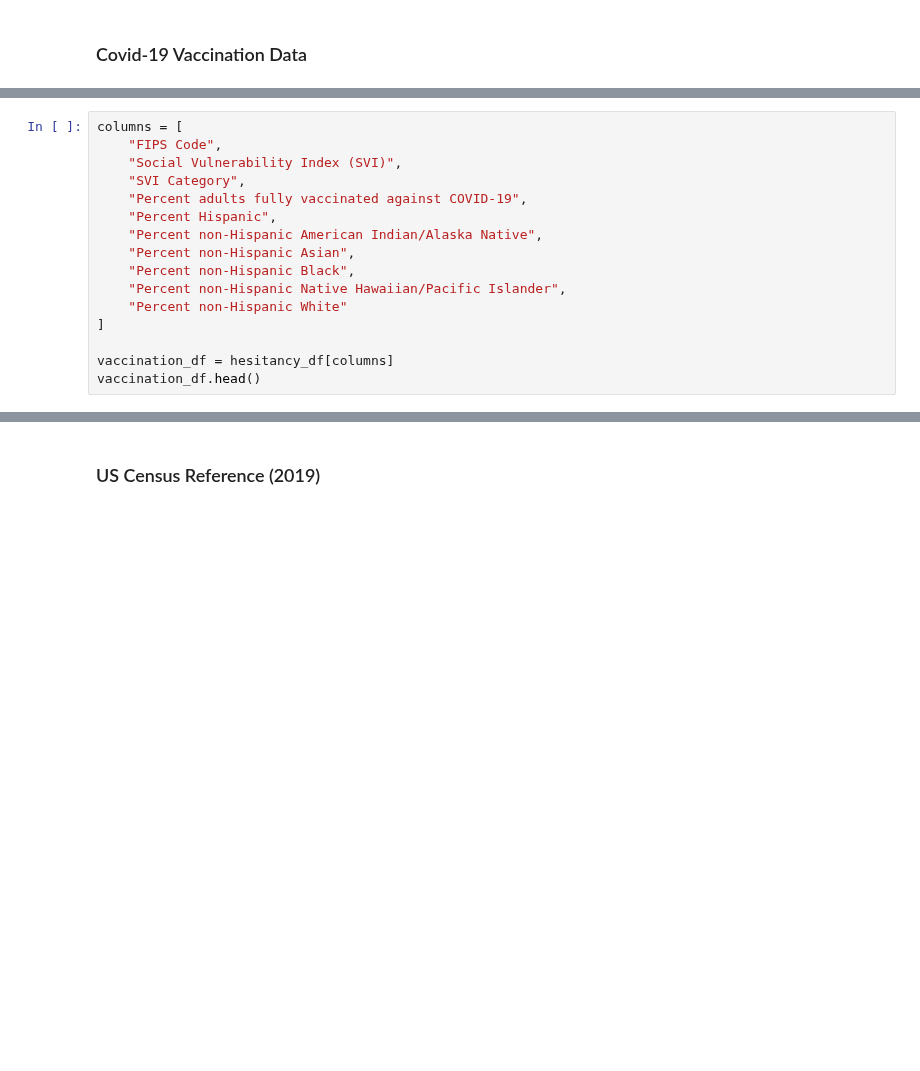
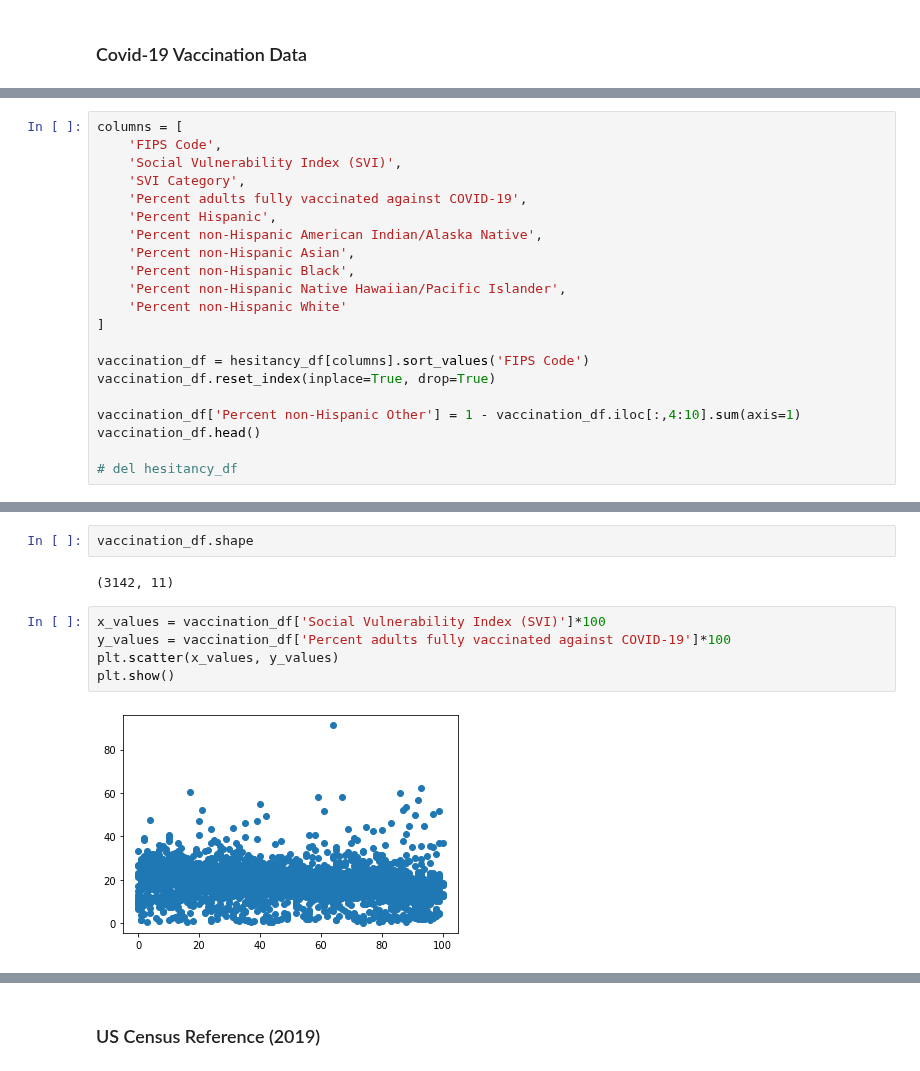
Before and after one commit to mgeffroy/P1-US-COVID-19-Vaccination-Campaign, a Jupyter notebook: P1_Data_Architecture.ipynb, the cells around one changed output, grey strips where cells are left out. Saved outputs shown, nothing was run; the diff lists cells and outputs as text; blank space fills up the shorter version.

```diff
--- a/P1_Data_Architecture.ipynb
+++ b/P1_Data_Architecture.ipynb
@@ -22,0 +24,21 @@ hesitancy_df.head()
+# %%
+columns = [
+    'FIPS Code',
+    'Social Vulnerability Index (SVI)',
+    'SVI Category',
+    'Percent adults fully vaccinated against COVID-19',
+    'Percent Hispanic',
+    'Percent non-Hispanic American Indian/Alaska Native',
+    'Percent non-Hispanic Asian',
+    'Percent non-Hispanic Black',
+    'Percent non-Hispanic Native Hawaiian/Pacific Islander',
+    'Percent non-Hispanic White'
+]
+
+vaccination_df = hesitancy_df[columns].sort_values('FIPS Code')
+vaccination_df.reset_index(inplace=True, drop=True)
+
+vaccination_df['Percent non-Hispanic Other'] = 1 - vaccination_df.iloc[:,4:10].sum(axis=1)
+vaccination_df.head()
+
+# del hesitancy_df
@@ -27,16 +66,0 @@ hesitancy_df.iloc[:,10:16].sum(axis=1).mean()*100
-# %%
-columns = [
-    "FIPS Code",
-    "Social Vulnerability Index (SVI)",
-    "SVI Category",
-    "Percent adults fully vaccinated against COVID-19",
-    "Percent Hispanic",
-    "Percent non-Hispanic American Indian/Alaska Native",
-    "Percent non-Hispanic Asian",
-    "Percent non-Hispanic Black",
-    "Percent non-Hispanic Native Hawaiian/Pacific Islander",
-    "Percent non-Hispanic White"
-]
-
-vaccination_df = hesitancy_df[columns]
-vaccination_df.head()
@@ -73,0 +87,11 @@ len(vaccination_df)
+# %%
+vaccination_df.shape
+# %% [output]
+(3142, 11)
+# %%
+x_values = vaccination_df['Social Vulnerability Index (SVI)']*100
+y_values = vaccination_df['Percent adults fully vaccinated against COVID-19']*100
+plt.scatter(x_values, y_values)
+plt.show()
+# %% [output]
+[figure, added]
```
Also changed, not shown: parts of 24 cells of this notebook, 1 other file.
